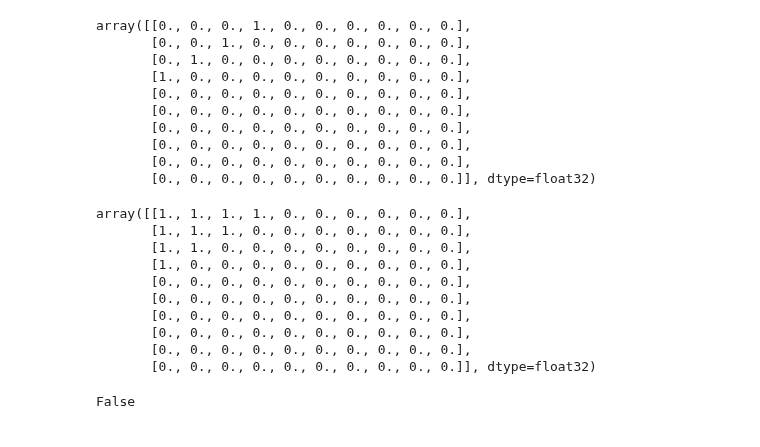
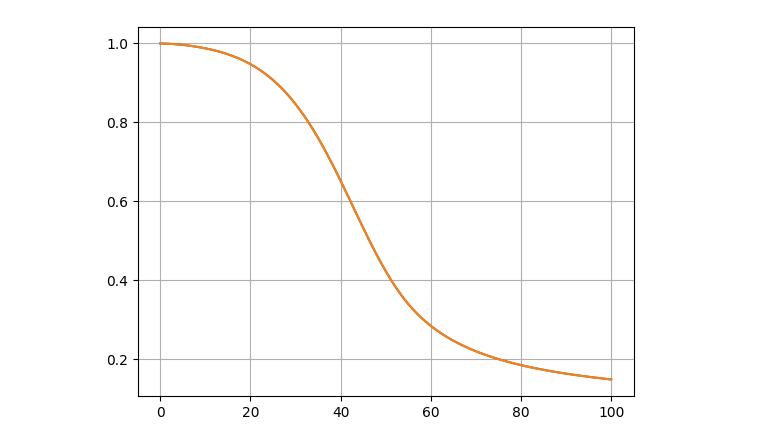
Before and after one commit to marianaw/deeptcsr, a Jupyter notebook: notebooks/mixed_tasks_results.ipynb, the cells around one changed output. Saved outputs shown, nothing was run; the diff lists cells and outputs as text; code cells hidden in the pictures.

```diff
--- a/notebooks/mixed_tasks_results.ipynb
+++ b/notebooks/mixed_tasks_results.ipynb
@@ -17,9 +18,10 @@ import pickle
 # %%
-root_pth = '/Users/mariana/Documents/projects/Huawei/Results/with_landmark/'
+# root_pth = '/Users/mariana/Documents/projects/Huawei/Results/SA/with_landmark/'
+root_pth = '/Users/mariana/Documents/projects/Huawei/Results/deep_TDLambda_00'
 config_path = os.path.join(root_pth, 'config.yaml')
 config = yaml.load(open(config_path, 'r'), Loader=yaml.FullLoader)
 
 config['dataset_kwargs']['data_path'] = '/Users/mariana/Documents/projects/Huawei/SurvanData/mixed_tasks/mixed/H_100/dataset.h5'
 # %%
-model_path = os.path.join(root_pth, 'mixed_tasks/seed_1/model.pt')
+model_path = os.path.join(root_pth, 'mixed_tasks/seed_200/model.pt')
 # %%
@@ -50,2 +52,2 @@ ci
 # %%
-seqs == prev
+s_curves = surv[:, 0]
@@ -92,30 +54,7 @@ array([[0.990099  , 0.68531793, 0.6715005 , ..., 0.49427783, 0.5963959 ,
-# %%
-train_gen.y[19][:10,:10]
-# %% [output]
-array([[0., 0., 0., 1., 0., 0., 0., 0., 0., 0.],
-       [0., 0., 1., 0., 0., 0., 0., 0., 0., 0.],
-       [0., 1., 0., 0., 0., 0., 0., 0., 0., 0.],
-       [1., 0., 0., 0., 0., 0., 0., 0., 0., 0.],
-       [0., 0., 0., 0., 0., 0., 0., 0., 0., 0.],
-       [0., 0., 0., 0., 0., 0., 0., 0., 0., 0.],
-       [0., 0., 0., 0., 0., 0., 0., 0., 0., 0.],
-       [0., 0., 0., 0., 0., 0., 0., 0., 0., 0.],
-       [0., 0., 0., 0., 0., 0., 0., 0., 0., 0.],
-       [0., 0., 0., 0., 0., 0., 0., 0., 0., 0.]], dtype=float32)
-# %%
-train_gen.h_ws[19][:10,:10]
-# %% [output]
-array([[1., 1., 1., 1., 0., 0., 0., 0., 0., 0.],
-       [1., 1., 1., 0., 0., 0., 0., 0., 0., 0.],
-       [1., 1., 0., 0., 0., 0., 0., 0., 0., 0.],
-       [1., 0., 0., 0., 0., 0., 0., 0., 0., 0.],
-       [0., 0., 0., 0., 0., 0., 0., 0., 0., 0.],
-       [0., 0., 0., 0., 0., 0., 0., 0., 0., 0.],
-       [0., 0., 0., 0., 0., 0., 0., 0., 0., 0.],
-       [0., 0., 0., 0., 0., 0., 0., 0., 0., 0.],
-       [0., 0., 0., 0., 0., 0., 0., 0., 0., 0.],
-       [0., 0., 0., 0., 0., 0., 0., 0., 0., 0.]], dtype=float32)
-# %%
-train_gen.cs[19]
-# %% [output]
-False
+# %%
+plt.plot(s_curves[cs][10])
+plt.plot(s_curves[cs][20])
+plt.grid()
+plt.show()
+# %% [output]
+[figure, added]
```
Also changed, not shown: parts of 14 cells of this notebook, 9 other files.
